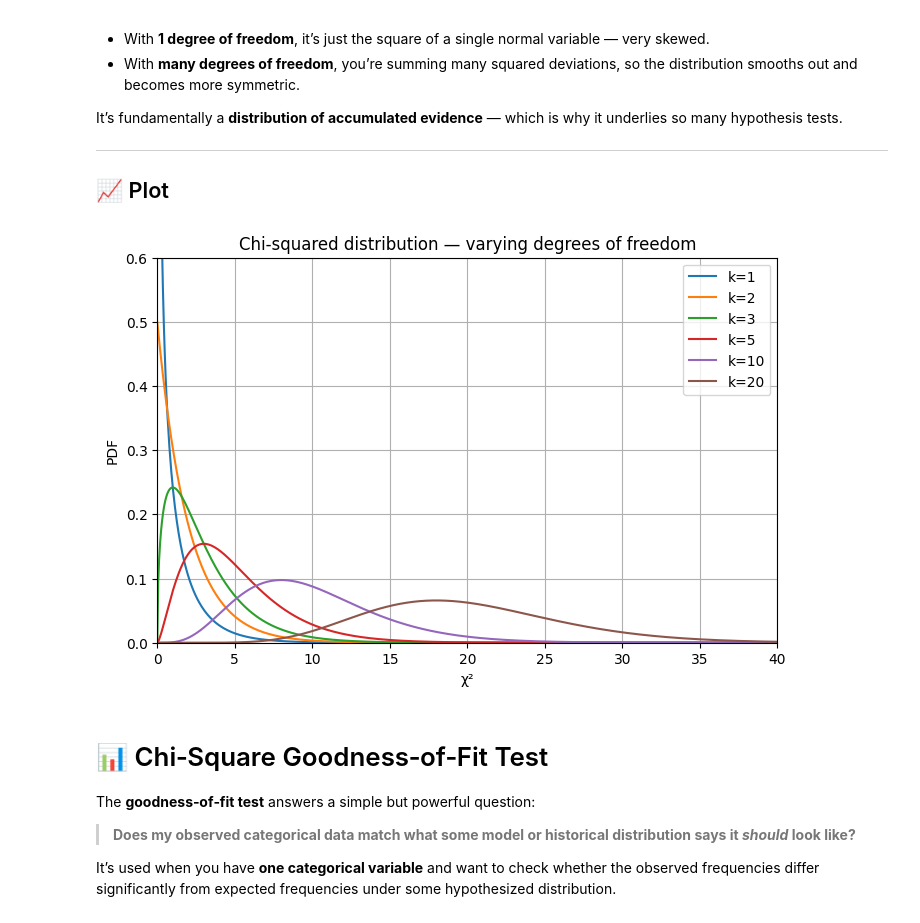
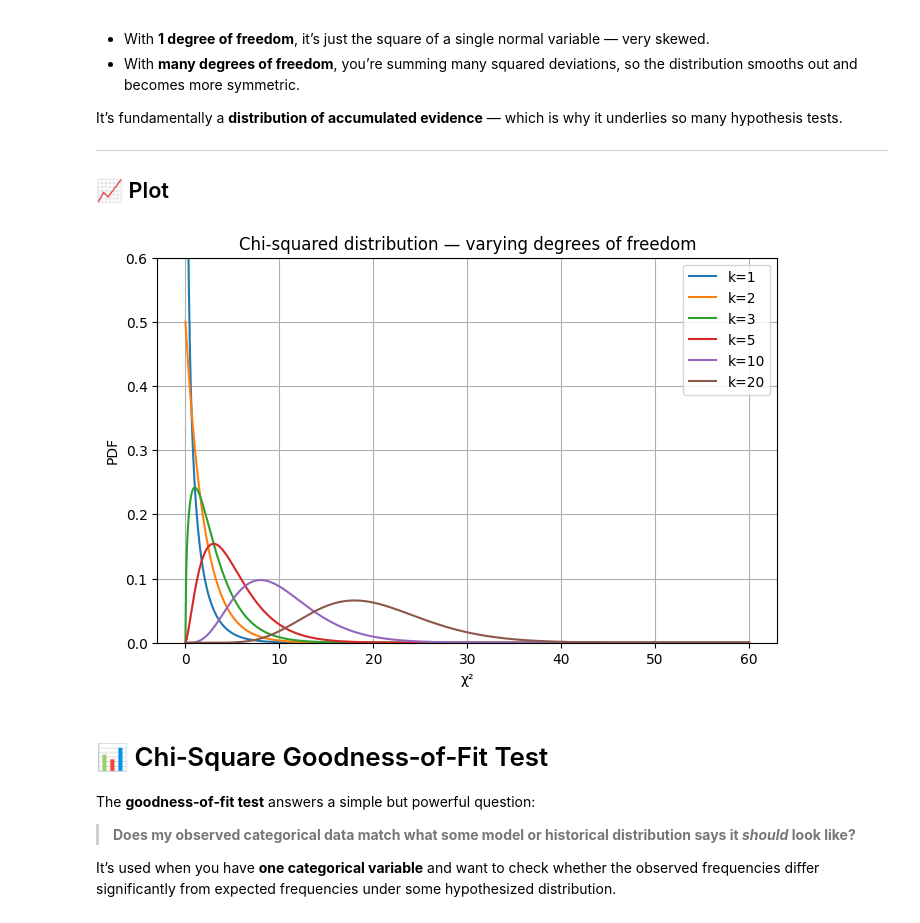
Before and after one commit to ZenSoftware/zen_jupyter, a Jupyter notebook: stats/chi_squared_dist.ipynb, the cells around one changed output. Drawn from its saved outputs; the diff is of its cells as text; code cells hidden in the pictures.

```diff
--- a/stats/chi_squared_dist.ipynb
+++ b/stats/chi_squared_dist.ipynb
@@ -93,25 +93,24 @@ It’s fundamentally a **distribution of accumulated evidence** — which is why
 # %%
 import numpy as np
 import matplotlib.pyplot as plt
 from scipy.stats import chi2
 
 dfs = [1, 2, 3, 5, 10, 20]
 x_max = max(15, max(dfs) * 3)
 x = np.linspace(0, x_max, 1000)
 
 plt.figure(figsize=(8, 5))
 for k in dfs:
   plt.plot(x, chi2.pdf(x, k), label=f"k={k}")
-plt.xlim(0, 40)
 plt.ylim(0, 0.6)
 plt.xlabel("χ²")
 plt.ylabel("PDF")
 plt.title("Chi-squared distribution — varying degrees of freedom")
 plt.legend()
 plt.grid(True)
 plt.show()
 # %% [output]
-[figure, old version]
+[figure, new version]
 # %% [markdown]
 # 📊 Chi‑Square Goodness‑of‑Fit Test
 The **goodness‑of‑fit test** answers a simple but powerful question:
```
